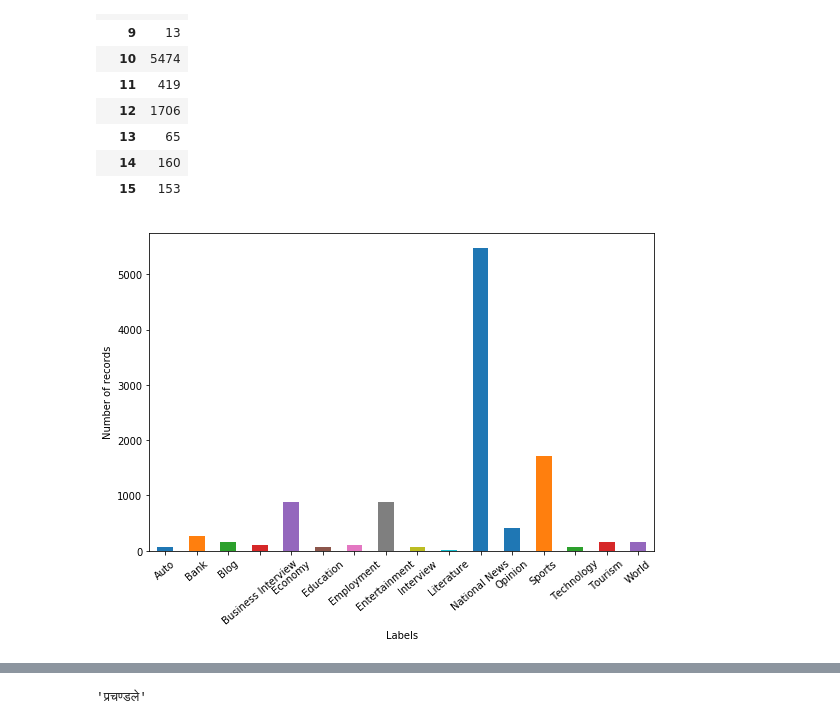
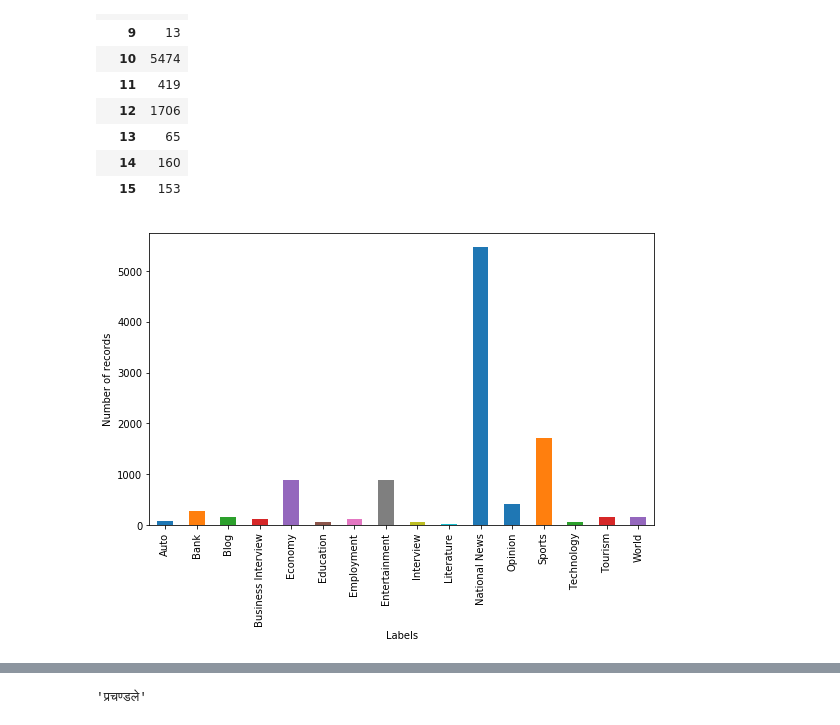
Before and after one commit to datafiction/oya-nepali-nlp, a Jupyter notebook: nepali_news_classification.ipynb, the cells around one changed output, grey strips where cells are left out. Saved outputs shown, nothing was run; the diff lists cells and outputs as text; code cells hidden in the pictures.

```diff
--- a/nepali_news_classification.ipynb
+++ b/nepali_news_classification.ipynb
@@ -73,19 +75,20 @@ pd_train.groupby('label').count()
 # %%
 '''
     Total number of positive/negative
 '''
-
-import numpy as np
 import matplotlib.pyplot as plt
 
-fig, ax = plt.subplots(figsize=(8,6))
+def histogram_by_label(train_set):
+    fig, ax = plt.subplots(figsize=(8,6))
 
-pd_train.groupby('label').data.count().plot.bar(ylim=0)
+    train_set.groupby('label').data.count().plot.bar(ylim=0)
 
-ax.set_xticklabels(classes, rotation=40)
-ax.set_ylabel('Number of records')
-ax.set_xlabel('Labels')
-fig.tight_layout()
-plt.show()
+    ax.set_xticklabels(classes, rotation=90)
+    ax.set_ylabel('Number of records')
+    ax.set_xlabel('Labels')
+    fig.tight_layout()
+    plt.show()
+
+histogram_by_label(pd_train)
 # %% [output]
-[figure, old version]
+[figure, new version]
```
Also changed, not shown: parts of 44 cells of this notebook, 1 other file.
